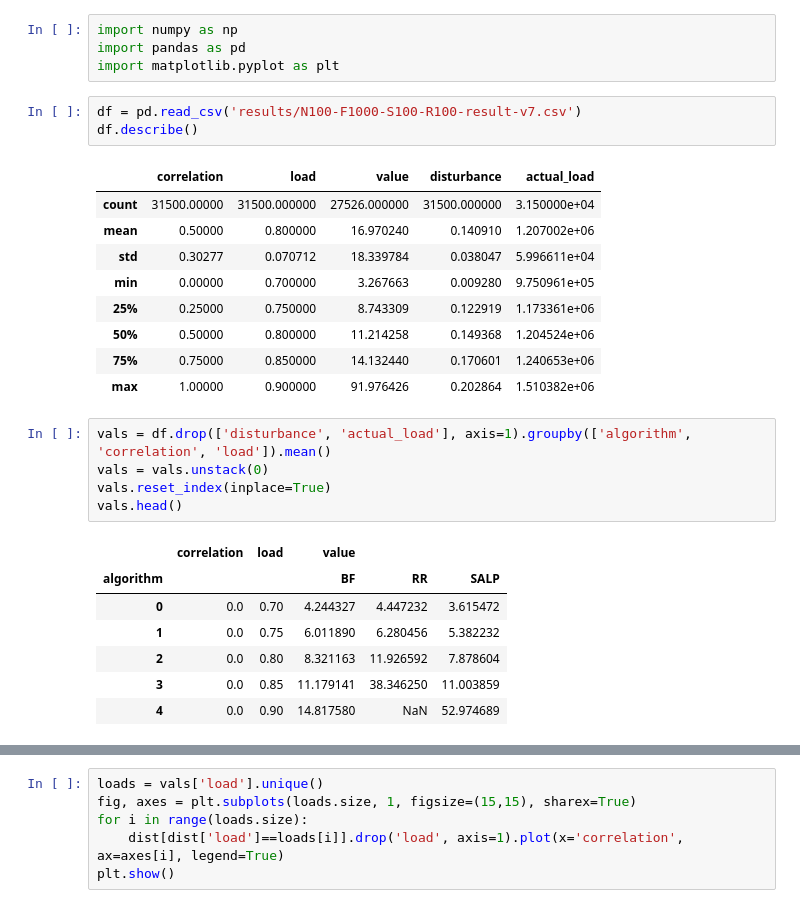
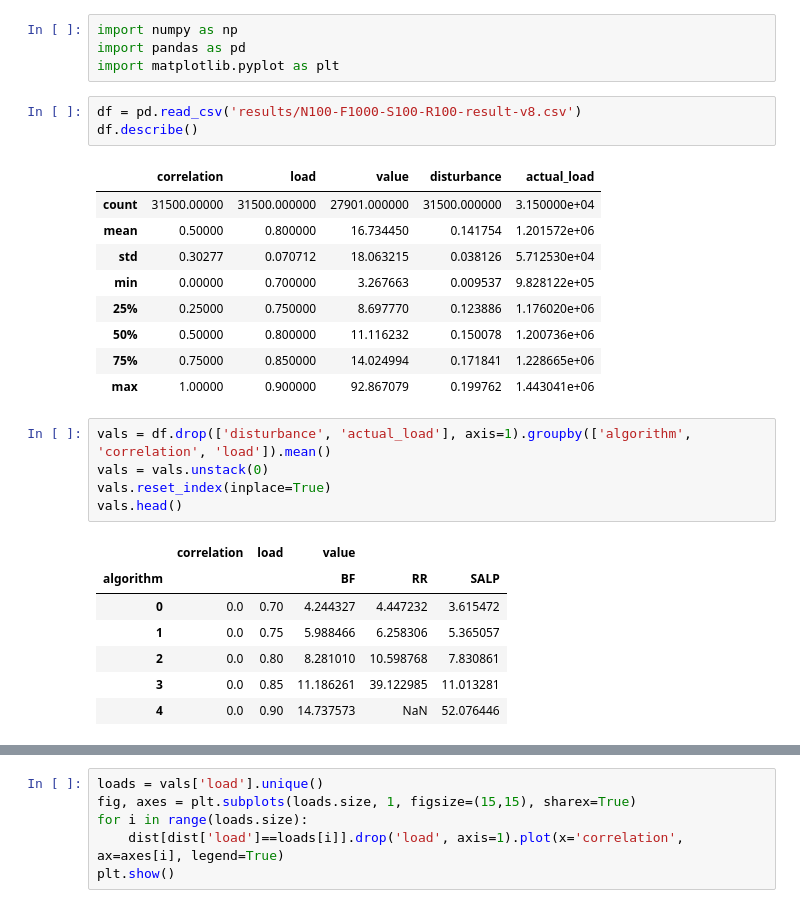
Before and after one commit to szkudlarekdamian/kosharda, a Jupyter notebook: plots_py.ipynb, the cells around one changed output, grey strips where cells are left out. Drawn from its saved outputs; the diff is of its cells as text.

```diff
--- a/plots_py.ipynb
+++ b/plots_py.ipynb
@@ -3,18 +3,18 @@ import numpy as np
 import pandas as pd
 import matplotlib.pyplot as plt
 # %%
-df = pd.read_csv('results/N100-F1000-S100-R100-result-v7.csv')
+df = pd.read_csv('results/N100-F1000-S100-R100-result-v8.csv')
 df.describe()
 # %% [output]
 |  | correlation | load | value | disturbance | actual_load |
-| count | 31500.00000 | 31500.000000 | 27526.000000 | 31500.000000 | 3.150000e+04 |
-| mean | 0.50000 | 0.800000 | 16.970240 | 0.140910 | 1.207002e+06 |
-| std | 0.30277 | 0.070712 | 18.339784 | 0.038047 | 5.996611e+04 |
-| min | 0.00000 | 0.700000 | 3.267663 | 0.009280 | 9.750961e+05 |
-| 25% | 0.25000 | 0.750000 | 8.743309 | 0.122919 | 1.173361e+06 |
-| 50% | 0.50000 | 0.800000 | 11.214258 | 0.149368 | 1.204524e+06 |
-| 75% | 0.75000 | 0.850000 | 14.132440 | 0.170601 | 1.240653e+06 |
-| max | 1.00000 | 0.900000 | 91.976426 | 0.202864 | 1.510382e+06 |
+| count | 31500.00000 | 31500.000000 | 27901.000000 | 31500.000000 | 3.150000e+04 |
+| mean | 0.50000 | 0.800000 | 16.734450 | 0.141754 | 1.201572e+06 |
+| std | 0.30277 | 0.070712 | 18.063215 | 0.038126 | 5.712530e+04 |
+| min | 0.00000 | 0.700000 | 3.267663 | 0.009537 | 9.828122e+05 |
+| 25% | 0.25000 | 0.750000 | 8.697770 | 0.123886 | 1.176020e+06 |
+| 50% | 0.50000 | 0.800000 | 11.116232 | 0.150078 | 1.200736e+06 |
+| 75% | 0.75000 | 0.850000 | 14.024994 | 0.171841 | 1.228665e+06 |
+| max | 1.00000 | 0.900000 | 92.867079 | 0.199762 | 1.443041e+06 |
 # %%
 vals = df.drop(['disturbance', 'actual_load'], axis=1).groupby(['algorithm', 'correlation', 'load']).mean()
 vals = vals.unstack(0)
@@ -24,10 +24,10 @@ vals.head()
 |  | correlation | load | value |  |  |
 | algorithm |  |  | BF | RR | SALP |
 | 0 | 0.0 | 0.70 | 4.244327 | 4.447232 | 3.615472 |
-| 1 | 0.0 | 0.75 | 6.011890 | 6.280456 | 5.382232 |
-| 2 | 0.0 | 0.80 | 8.321163 | 11.926592 | 7.878604 |
-| 3 | 0.0 | 0.85 | 11.179141 | 38.346250 | 11.003859 |
-| 4 | 0.0 | 0.90 | 14.817580 | NaN | 52.974689 |
+| 1 | 0.0 | 0.75 | 5.988466 | 6.258306 | 5.365057 |
+| 2 | 0.0 | 0.80 | 8.281010 | 10.598768 | 7.830861 |
+| 3 | 0.0 | 0.85 | 11.186261 | 39.122985 | 11.013281 |
+| 4 | 0.0 | 0.90 | 14.737573 | NaN | 52.076446 |
 # %%
 loads = vals['load'].unique()
 fig, axes = plt.subplots(loads.size, 1, figsize=(15,15), sharex=True)
```
Also changed, not shown: parts of 7 cells of this notebook, 2 other files.
